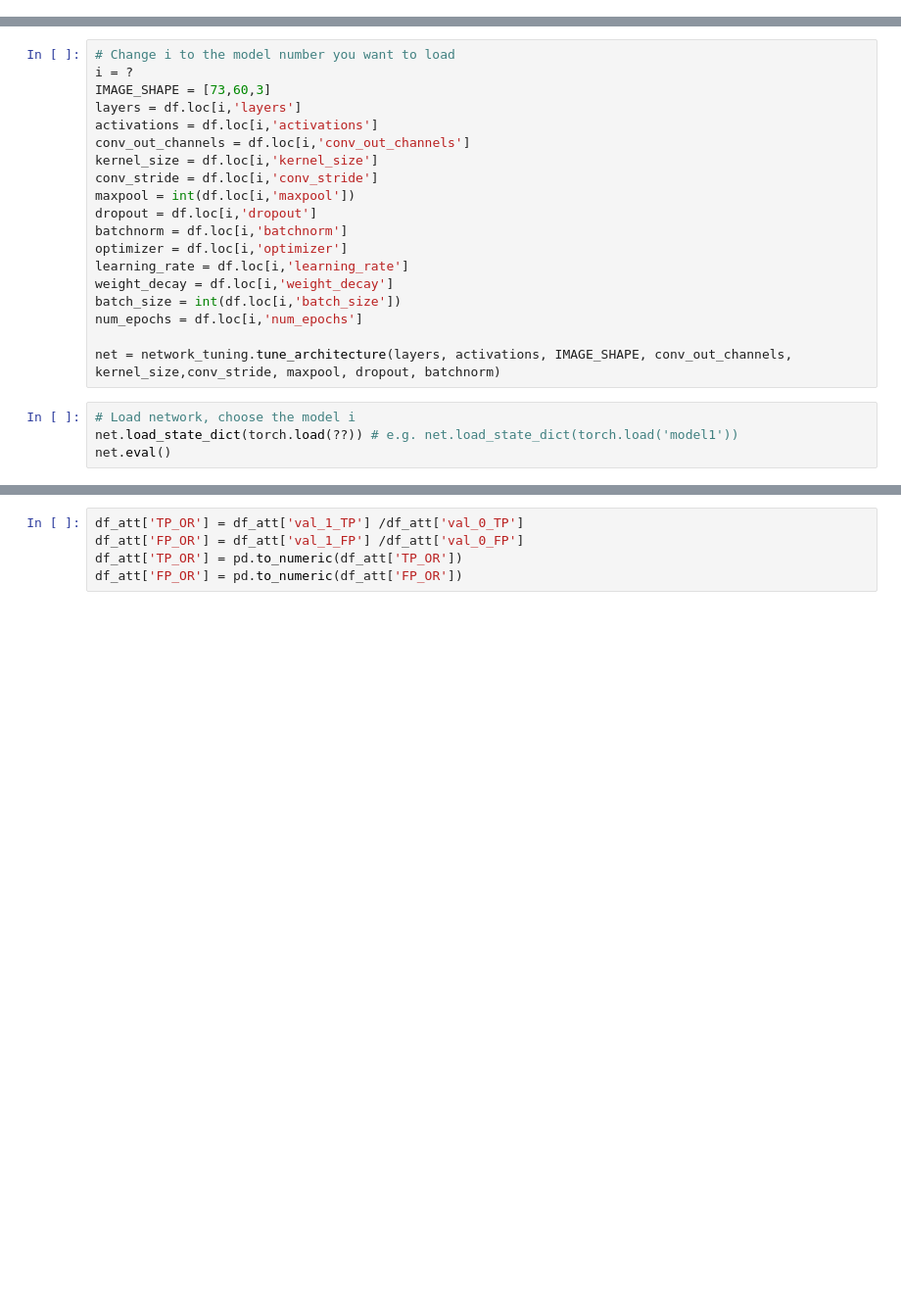
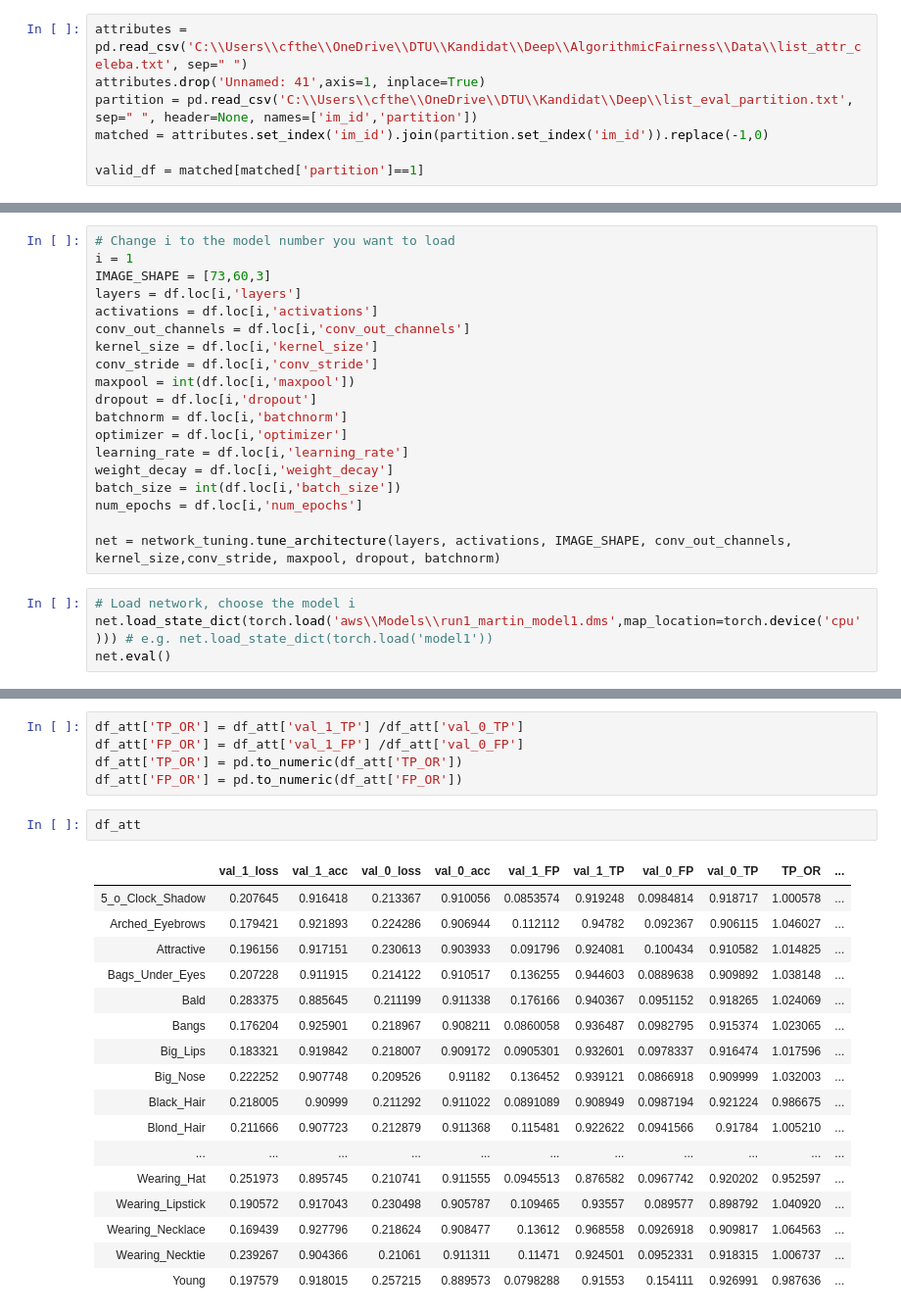
Before and after one commit to mar10nJohns1/AlgorithmicFairness, a Jupyter notebook: Evaluate_fainess.ipynb, the cells around one changed output, grey strips where cells are left out. Shown at 98% size. Drawn from its saved outputs; the diff is of its cells as text; blank space fills up the shorter version.

```diff
--- a/Evaluate_fainess.ipynb
+++ b/Evaluate_fainess.ipynb
@@ -44,6 +44,13 @@ NUM_CLASSES = 2
 
 # valid data
 data_valid = data_utils.CelebADataset(VALID_PATH,IMAGE_PATHS,IMAGE_SHAPE,TARGET_COL)
+# %%
+attributes = pd.read_csv('C:\\Users\\cfthe\\OneDrive\\DTU\\Kandidat\\Deep\\AlgorithmicFairness\\Data\\list_attr_celeba.txt', sep=" ")
+attributes.drop('Unnamed: 41',axis=1, inplace=True)
+partition = pd.read_csv('C:\\Users\\cfthe\\OneDrive\\DTU\\Kandidat\\Deep\\list_eval_partition.txt', sep=" ", header=None, names=['im_id','partition'])
+matched = attributes.set_index('im_id').join(partition.set_index('im_id')).replace(-1,0)
+
+valid_df = matched[matched['partition']==1]
 # %%
 use_cuda = torch.cuda.is_available()
 print("Running GPU.") if use_cuda else print("No GPU available.")
@@ -86,6 +142,6 @@ df = pd.read_pickle(??) #e.g. pd.read_pickle('df.pkl')
 # %%
 # Change i to the model number you want to load
-i = ?
+i = 1
 IMAGE_SHAPE = [73,60,3]
 layers = df.loc[i,'layers']
 activations = df.loc[i,'activations']
@@ -104,5 +160,5 @@ num_epochs = df.loc[i,'num_epochs']
 net = network_tuning.tune_architecture(layers, activations, IMAGE_SHAPE, conv_out_channels, kernel_size,conv_stride, maxpool, dropout, batchnorm)
 # %%
 # Load network, choose the model i
-net.load_state_dict(torch.load(??)) # e.g. net.load_state_dict(torch.load('model1'))
+net.load_state_dict(torch.load('aws\\Models\\run1_martin_model1.dms',map_location=torch.device('cpu'))) # e.g. net.load_state_dict(torch.load('model1'))
 net.eval()
@@ -164,6 +250,26 @@ df_att['TP_OR'] = df_att['val_1_TP'] /df_att['val_0_TP']
 df_att['FP_OR'] = df_att['val_1_FP'] /df_att['val_0_FP']
 df_att['TP_OR'] = pd.to_numeric(df_att['TP_OR'])
 df_att['FP_OR'] = pd.to_numeric(df_att['FP_OR'])
+# %%
+df_att
+# %% [output]
+|  | val_1_loss | val_1_acc | val_0_loss | val_0_acc | val_1_FP | val_1_TP | val_0_FP | val_0_TP | TP_OR | ... |
+| 5_o_Clock_Shadow | 0.207645 | 0.916418 | 0.213367 | 0.910056 | 0.0853574 | 0.919248 | 0.0984814 | 0.918717 | 1.000578 | ... |
+| Arched_Eyebrows | 0.179421 | 0.921893 | 0.224286 | 0.906944 | 0.112112 | 0.94782 | 0.092367 | 0.906115 | 1.046027 | ... |
+| Attractive | 0.196156 | 0.917151 | 0.230613 | 0.903933 | 0.091796 | 0.924081 | 0.100434 | 0.910582 | 1.014825 | ... |
+| Bags_Under_Eyes | 0.207228 | 0.911915 | 0.214122 | 0.910517 | 0.136255 | 0.944603 | 0.0889638 | 0.909892 | 1.038148 | ... |
+| Bald | 0.283375 | 0.885645 | 0.211199 | 0.911338 | 0.176166 | 0.940367 | 0.0951152 | 0.918265 | 1.024069 | ... |
+| Bangs | 0.176204 | 0.925901 | 0.218967 | 0.908211 | 0.0860058 | 0.936487 | 0.0982795 | 0.915374 | 1.023065 | ... |
+| Big_Lips | 0.183321 | 0.919842 | 0.218007 | 0.909172 | 0.0905301 | 0.932601 | 0.0978337 | 0.916474 | 1.017596 | ... |
+| Big_Nose | 0.222252 | 0.907748 | 0.209526 | 0.91182 | 0.136452 | 0.939121 | 0.0866918 | 0.909999 | 1.032003 | ... |
+| Black_Hair | 0.218005 | 0.90999 | 0.211292 | 0.911022 | 0.0891089 | 0.908949 | 0.0987194 | 0.921224 | 0.986675 | ... |
+| Blond_Hair | 0.211666 | 0.907723 | 0.212879 | 0.911368 | 0.115481 | 0.922622 | 0.0941566 | 0.91784 | 1.005210 | ... |
+| ... | ... | ... | ... | ... | ... | ... | ... | ... | ... | ... |
+| Wearing_Hat | 0.251973 | 0.895745 | 0.210741 | 0.911555 | 0.0945513 | 0.876582 | 0.0967742 | 0.920202 | 0.952597 | ... |
+| Wearing_Lipstick | 0.190572 | 0.917043 | 0.230498 | 0.905787 | 0.109465 | 0.93557 | 0.089577 | 0.898792 | 1.040920 | ... |
+| Wearing_Necklace | 0.169439 | 0.927796 | 0.218624 | 0.908477 | 0.13612 | 0.968558 | 0.0926918 | 0.909817 | 1.064563 | ... |
+| Wearing_Necktie | 0.239267 | 0.904366 | 0.21061 | 0.911311 | 0.11471 | 0.924501 | 0.0952331 | 0.918315 | 1.006737 | ... |
+| Young | 0.197579 | 0.918015 | 0.257215 | 0.889573 | 0.0798288 | 0.91553 | 0.154111 | 0.926991 | 0.987636 | ... |
 # %%
 plt.figure(figsize = (7,20))
 cmap=sns.color_palette("RdBu",70)
```
Also changed, not shown: parts of 11 cells of this notebook, 3 other files.
